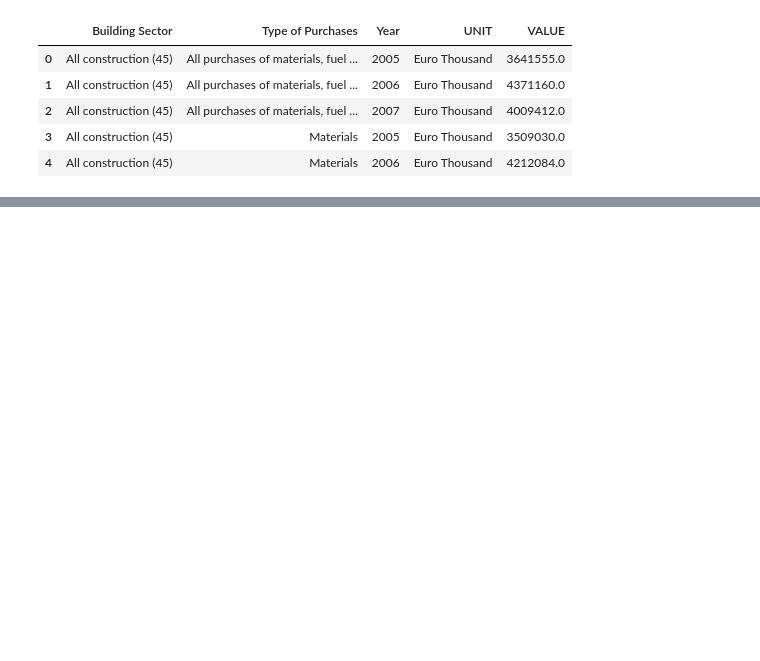
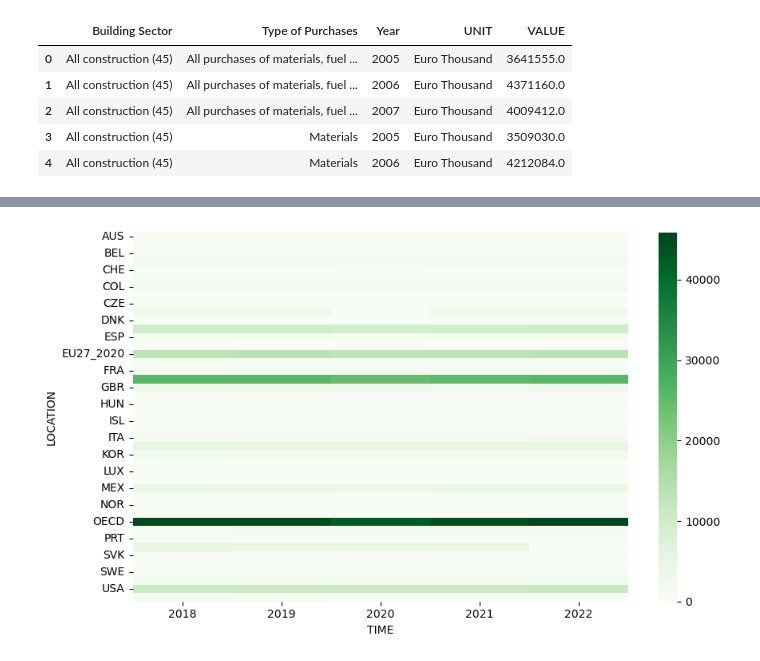
Before and after one commit to rachelhurleycct/CA2, a Jupyter notebook: CA2.ipynb, the cells around one changed output, grey strips where cells are left out. Saved outputs shown, nothing was run; the diff lists cells and outputs as text; code cells hidden in the pictures; blank space fills up the shorter version.

```diff
--- a/CA2.ipynb
+++ b/CA2.ipynb
@@ -409,3 +500,7 @@ df9.head()
 | 2 | All construction (45) | All purchases of materials, fuel ... | 2007 | Euro Thousand | 4009412.0 |
 | 3 | All construction (45) | Materials | 2005 | Euro Thousand | 3509030.0 |
 | 4 | All construction (45) | Materials | 2006 | Euro Thousand | 4212084.0 |
+# %%
+#Global construction empoyment numbers in thousand persons.
+
+df10 = pd.read_csv("Global_Con_Employment.csv")
@@ -411,0 +516,5 @@ df9.head()
+# %%
+## Indicator, subject and frequency contain the same values for all rows.
+##Flag codes column contains all NaNs so is of no value. Drop these rows.
+
+df10=df10.drop(["INDICATOR","SUBJECT", "FREQUENCY", "Flag Codes"], axis=1)
@@ -411,0 +561,15 @@ df9.head()
+# %%
+#heat map to see the correlation between different variables.
+
+def feature_interactions(df10,feature1, feature2,continuous_col):
+    group = df10.groupby([feature1,feature2],as_index=False)[continuous_col].mean().reset_index(drop=True)
+
+    pivot = group.pivot(index=feature1, columns=feature2, values=continuous_col)
+    pivot.fillna(0, inplace=True)
+    plt.figure(figsize=(10,6)) #size of the plot.
+    sns.heatmap(pivot,cmap='Greens')
+    plt.show()
+
+feature_interactions(df10,'LOCATION','TIME','Value')
+# %% [output]
+[figure, added]
```
Also changed, not shown: parts of 31 cells of this notebook.
